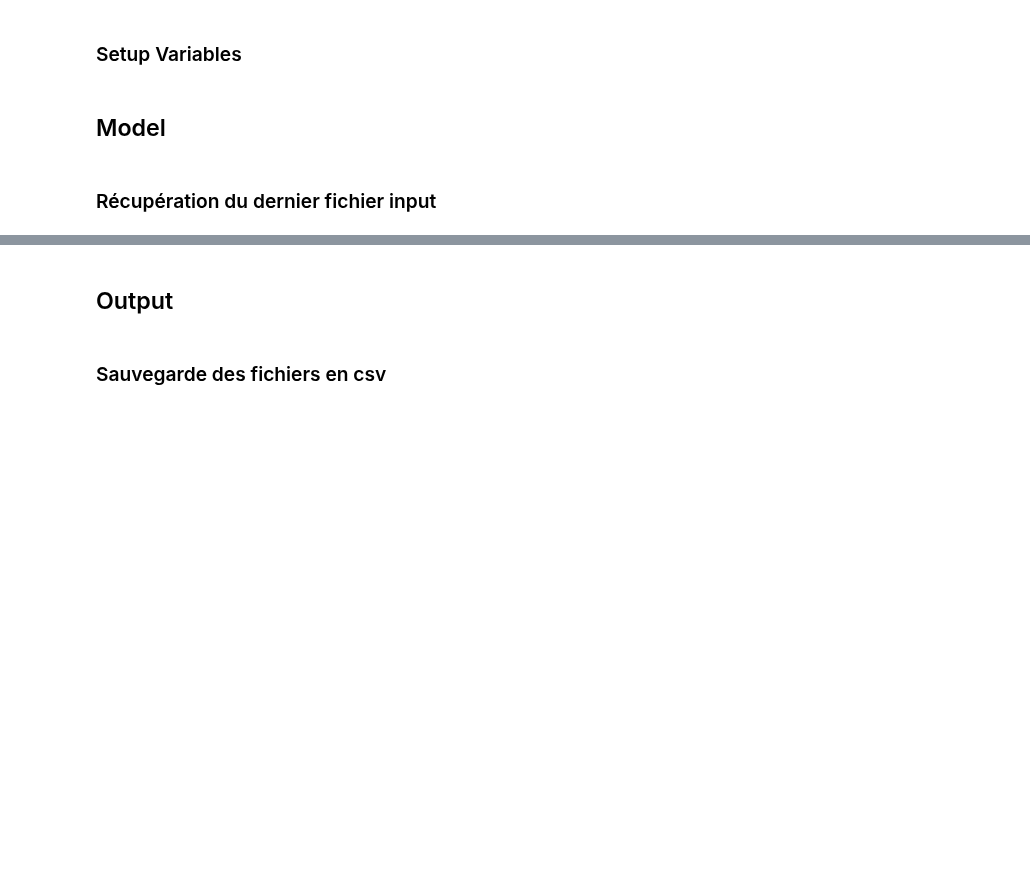
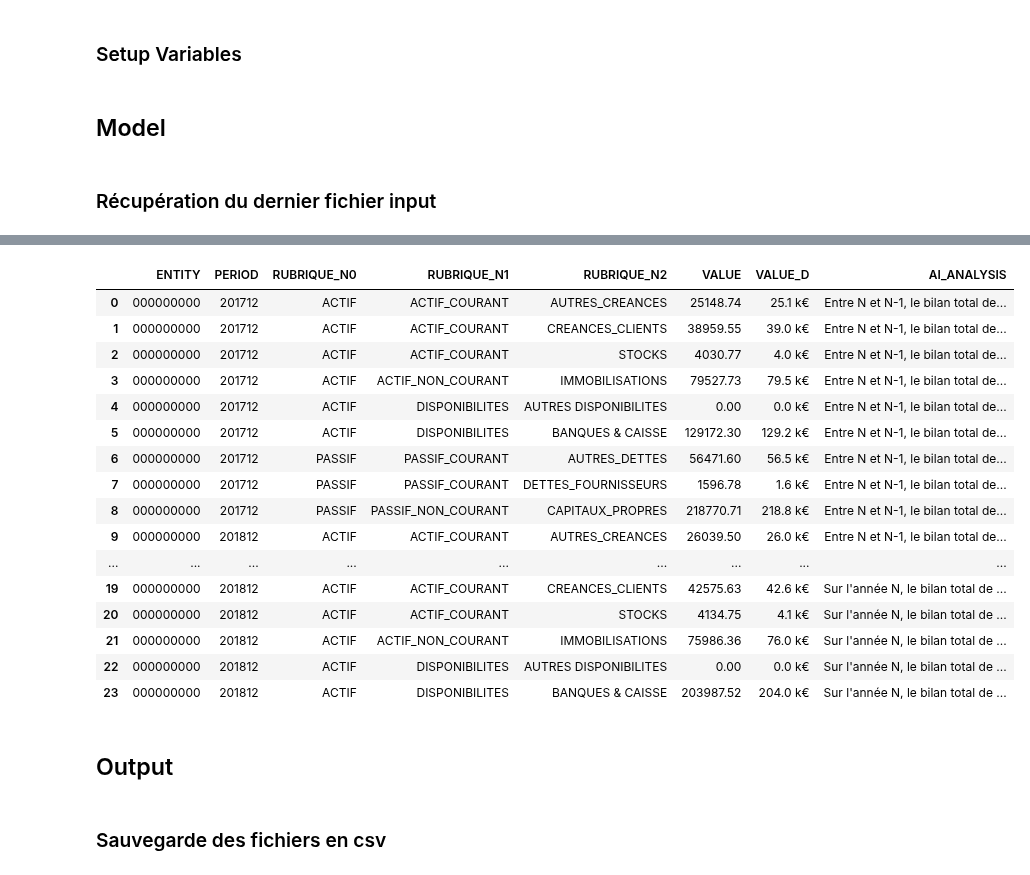
Before and after one commit to jupyter-naas/FEC-engine, a Jupyter notebook: models/FEC_Création_dataset_Bilan.ipynb, the cells around one changed output, grey strips where cells are left out. Saved outputs shown, nothing was run; the diff lists cells and outputs as text; code cells hidden in the pictures; blank space fills up the shorter version.

Commit message:
feat: update on bilan

```diff
--- a/models/FEC_Création_dataset_Bilan.ipynb
+++ b/models/FEC_Création_dataset_Bilan.ipynb
@@ -19,9 +22,27 @@ import naas_data_product
 # %%
 # Inputs
 input_folder_path = "/home/ftp/FEC-engine/outputs/FEC/bdd_fin_enr"
+openai_api_key = naas.secret.get(name="OPENAI_API_KEY") or "ENTER_YOUR_OPENAI_API_KEY"
 
 # Outputs
 output_folder_path = "/home/ftp/FEC-engine/outputs/FEC/dataset_bilan"
+prompt_data_n = """
+Voici le jeu de données des catégories du bilan d'une entreprise sur une année:
+- les différentes années dans la colonne 'PERIOD'
+- les types de rubriques Bilan dans la colonne "RUBRIQUE_N0", "RUBRIQUE_N1", "RUBRIQUE_N2"
+- les valeurs de l'année N en colonne 'VALUE'
+Les valeurs du Bilan total de l'année N est de [BILAN_N], tandis que la valeur N-1 est [BILAN_N-1].
+- Peux-tu me faire une bref aperçu factuel de l'évolution des masses du bilan entre N et N-1?
+"""
+
+prompt_data_n_1 = """
+Voici le jeu de données des catégories du bilan d'une entreprise sur une année:
+- les différentes années dans la colonne 'PERIOD'
+- les types de rubriques Bilan dans la colonne "RUBRIQUE_N0", "RUBRIQUE_N1", "RUBRIQUE_N2"
+- les valeurs de l'année N en colonne 'VALUE'
+Les valeurs du Bilan total de l'année N est de [BILAN_N].
+- Peux-tu me faire une analyse de la répartition du bilan par rubriques?
+"""
 # %% [markdown]
 ## Model
 # %% [markdown]
@@ -57,0 +103,46 @@ dataset_bilan
+# %%
+def create_data_bilan(df_init):
+    # Init
+    df = df_init.copy()
+    df_output = pd.DataFrame()
+
+    # Get periods by entity
+    entities = df[["ENTITY"]].drop_duplicates(ignore_index=True)
+    for row in entities.itertuples():
+        entity = row.ENTITY
+        tmp_df = df.copy()
+        tmp_df = tmp_df[(tmp_df["ENTITY"] == entity)]
+
+        # Get periods
+        periods = tmp_df[["PERIOD"]].drop_duplicates(ignore_index=True)
+
+        for i, r in periods.iterrows():
+            bilan_n = 0
+            bilan_n_1 = 0
+            period = periods["PERIOD"][i]
+            if i < len(periods) - 1:
+                period_comp = periods["PERIOD"][i+1]
+            else:
+                period_comp = None
+            print(f"➡️ Entity: {entity}, Periode: {period_comp} -> {period}")
+            bilan_n = "{:,.1f} k€".format(tmp_df[(tmp_df["PERIOD"] == period) & (tmp_df["RUBRIQUE_N0"] == "ACTIF")]["VALUE"].sum()).replace(",", " ")
+            bilan_n_1 = "{:,.1f} k€".format(tmp_df[(tmp_df["PERIOD"] == period_comp) & (tmp_df["RUBRIQUE_N0"] == "ACTIF")]["VALUE"].sum()).replace(",", " ")
+            print(bilan_n, bilan_n_1)
+            if bilan_n_1 != "0.0 k€":
+                prompt_data = prompt_data_n
+            else:
+                prompt_data = prompt_data_n_1
+
+            tmp_df2 = tmp_df[(tmp_df["PERIOD"].isin([period, period_comp]))].reset_index(drop=True)
+            print("Row fetched:", len(tmp_df2))
+            analysis = get_ia_analysis(openai_api_key, tmp_df2, prompt_data.replace("[BILAN_N]", str(bilan_n)).replace("[BILAN_N-1]", str(bilan_n_1)))
+            tmp_df2["AI_ANALYSIS"] = analysis
+
+            # Concat
+            df_output = pd.concat([df_output, tmp_df2])
+    return df_output.reset_index(drop=True)
+
+df_bilan = create_data_bilan(data_prep)
+print("Row fetched:", len(df_bilan))
+df_bilan.head(24)
+# %% [output]
@@ -58,3 +166,20 @@ dataset_bilan
+|  | ENTITY | PERIOD | RUBRIQUE_N0 | RUBRIQUE_N1 | RUBRIQUE_N2 | VALUE | VALUE_D | AI_ANALYSIS |
+| 0 | 000000000 | 201712 | ACTIF | ACTIF_COURANT | AUTRES_CREANCES | 25148.74 | 25.1 k€ | Entre N et N-1, le bilan total de... |
+| 1 | 000000000 | 201712 | ACTIF | ACTIF_COURANT | CREANCES_CLIENTS | 38959.55 | 39.0 k€ | Entre N et N-1, le bilan total de... |
+| 2 | 000000000 | 201712 | ACTIF | ACTIF_COURANT | STOCKS | 4030.77 | 4.0 k€ | Entre N et N-1, le bilan total de... |
+| 3 | 000000000 | 201712 | ACTIF | ACTIF_NON_COURANT | IMMOBILISATIONS | 79527.73 | 79.5 k€ | Entre N et N-1, le bilan total de... |
+| 4 | 000000000 | 201712 | ACTIF | DISPONIBILITES | AUTRES DISPONIBILITES | 0.00 | 0.0 k€ | Entre N et N-1, le bilan total de... |
+| 5 | 000000000 | 201712 | ACTIF | DISPONIBILITES | BANQUES & CAISSE | 129172.30 | 129.2 k€ | Entre N et N-1, le bilan total de... |
+| 6 | 000000000 | 201712 | PASSIF | PASSIF_COURANT | AUTRES_DETTES | 56471.60 | 56.5 k€ | Entre N et N-1, le bilan total de... |
+| 7 | 000000000 | 201712 | PASSIF | PASSIF_COURANT | DETTES_FOURNISSEURS | 1596.78 | 1.6 k€ | Entre N et N-1, le bilan total de... |
+| 8 | 000000000 | 201712 | PASSIF | PASSIF_NON_COURANT | CAPITAUX_PROPRES | 218770.71 | 218.8 k€ | Entre N et N-1, le bilan total de... |
+| 9 | 000000000 | 201812 | ACTIF | ACTIF_COURANT | AUTRES_CREANCES | 26039.50 | 26.0 k€ | Entre N et N-1, le bilan total de... |
+| ... | ... | ... | ... | ... | ... | ... | ... | ... |
+| 19 | 000000000 | 201812 | ACTIF | ACTIF_COURANT | CREANCES_CLIENTS | 42575.63 | 42.6 k€ | Sur l'année N, le bilan total de ... |
+| 20 | 000000000 | 201812 | ACTIF | ACTIF_COURANT | STOCKS | 4134.75 | 4.1 k€ | Sur l'année N, le bilan total de ... |
+| 21 | 000000000 | 201812 | ACTIF | ACTIF_NON_COURANT | IMMOBILISATIONS | 75986.36 | 76.0 k€ | Sur l'année N, le bilan total de ... |
+| 22 | 000000000 | 201812 | ACTIF | DISPONIBILITES | AUTRES DISPONIBILITES | 0.00 | 0.0 k€ | Sur l'année N, le bilan total de ... |
+| 23 | 000000000 | 201812 | ACTIF | DISPONIBILITES | BANQUES & CAISSE | 203987.52 | 204.0 k€ | Sur l'année N, le bilan total de ... |
 # %% [markdown]
 ## Output
 # %% [markdown]
```
Also changed, not shown: parts of 7 cells of this notebook, 1 other file.
